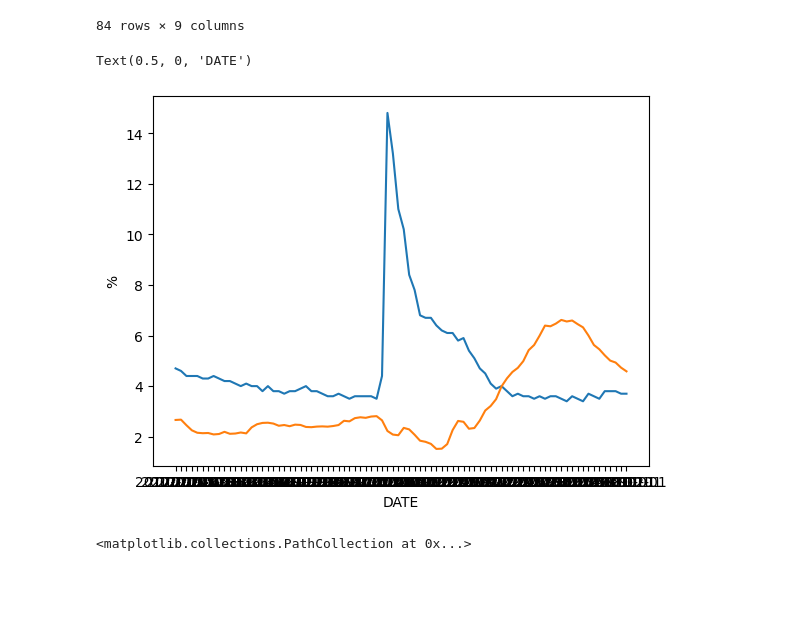
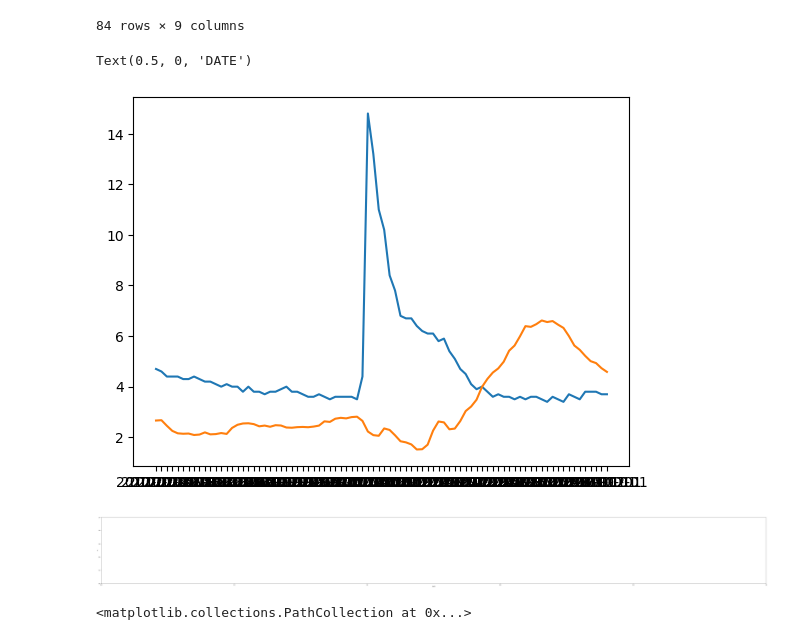
Before and after one commit to ElZackoGrande/Project1_Group2, a Jupyter notebook: Joel_Fred_Data_clean/Working Dataframe through Fred - NO API.ipynb, the cells around one changed output. Saved outputs shown, nothing was run; the diff lists cells and outputs as text; code cells hidden in the pictures; blank space fills up the shorter version.

```diff
--- a/Joel_Fred_Data_clean/Working Dataframe through Fred - NO API.ipynb
+++ b/Joel_Fred_Data_clean/Working Dataframe through Fred - NO API.ipynb
@@ -106,16 +106,17 @@ filtered_df
 # %%
 
 
 
 plt.plot(filtered_df['DATE'], filtered_df['UNRATE'], label='UNRATE')
 plt.plot(filtered_df['DATE'], filtered_df['Nationwide Inflation Rate'], label='Nationwide Inflation Rate')
-
+plt.figure(figsize=(100,10))
 plt.ylabel("%")
 plt.xlabel('DATE')
 #starting at 2017 ending 2023, need to tinker with the xlabels so you can see dates
 # %% [output]
 Text(0.5, 0, 'DATE')
-[figure, old version]
+[figure, new version]
+[figure, added]
 # %%
 # %% [output]
 <matplotlib.collections.PathCollection at 0x...>
```
Also changed, not shown: 3 other files.
